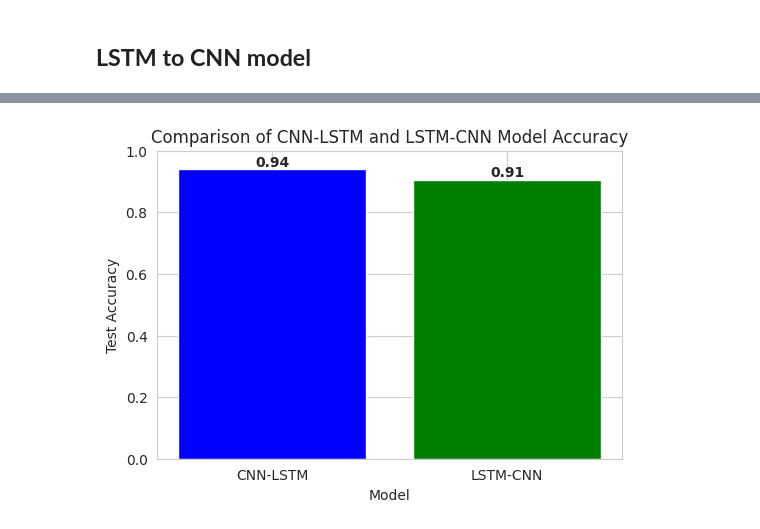
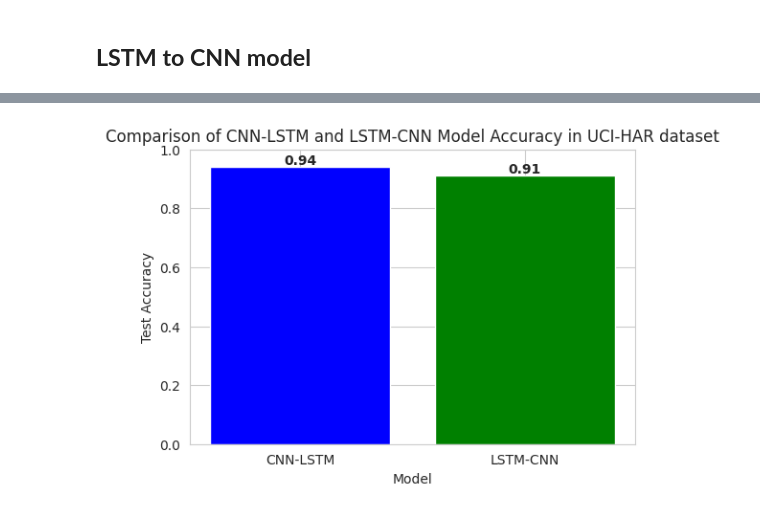
Before and after one commit to Sabujnandan/Sabujnandan, a Jupyter notebook: activity_recognition_cnn_lstm.ipynb, the cells around one changed output, grey strips where cells are left out. Cells and saved outputs as stored; diff of their text form; code cells hidden in the pictures.

```diff
--- a/activity_recognition_cnn_lstm.ipynb
+++ b/activity_recognition_cnn_lstm.ipynb
@@ -714,22 +711,22 @@ WALKING_DOWNSTAIRS       0.89      0.98      0.93       420
 # %%
 
 
 # Model Comparison with CNN-LSTM
 # Assuming the test accuracy for CNN-LSTM model is already computed and stored in `cnn_lstm_test_accuracy`
 
 # Plotting the comparison between CNN-LSTM and LSTM-CNN
 cnn_lstm_test_accuracy = 0.94  # Placeholder, replace with actual accuracy from the CNN-LSTM model
 
 plt.figure(figsize=(6, 4))
 models = ['CNN-LSTM', 'LSTM-CNN']
 accuracies = [cnn_lstm_test_accuracy, test_accuracy]
 plt.bar(models, accuracies, color=['blue', 'green'])
 plt.ylim(0, 1)
 plt.xlabel('Model')
 plt.ylabel('Test Accuracy')
-plt.title('Comparison of CNN-LSTM and LSTM-CNN Model Accuracy')
+plt.title('Comparison of CNN-LSTM and LSTM-CNN Model Accuracy in UCI-HAR dataset')
 for i, v in enumerate(accuracies):
     plt.text(i, v + 0.01, f"{v:.2f}", ha='center', fontweight='bold')
 plt.show()
 # %% [output]
-[figure, old version]
+[figure, new version]
```
Also changed, not shown: parts of 18 cells of this notebook.
